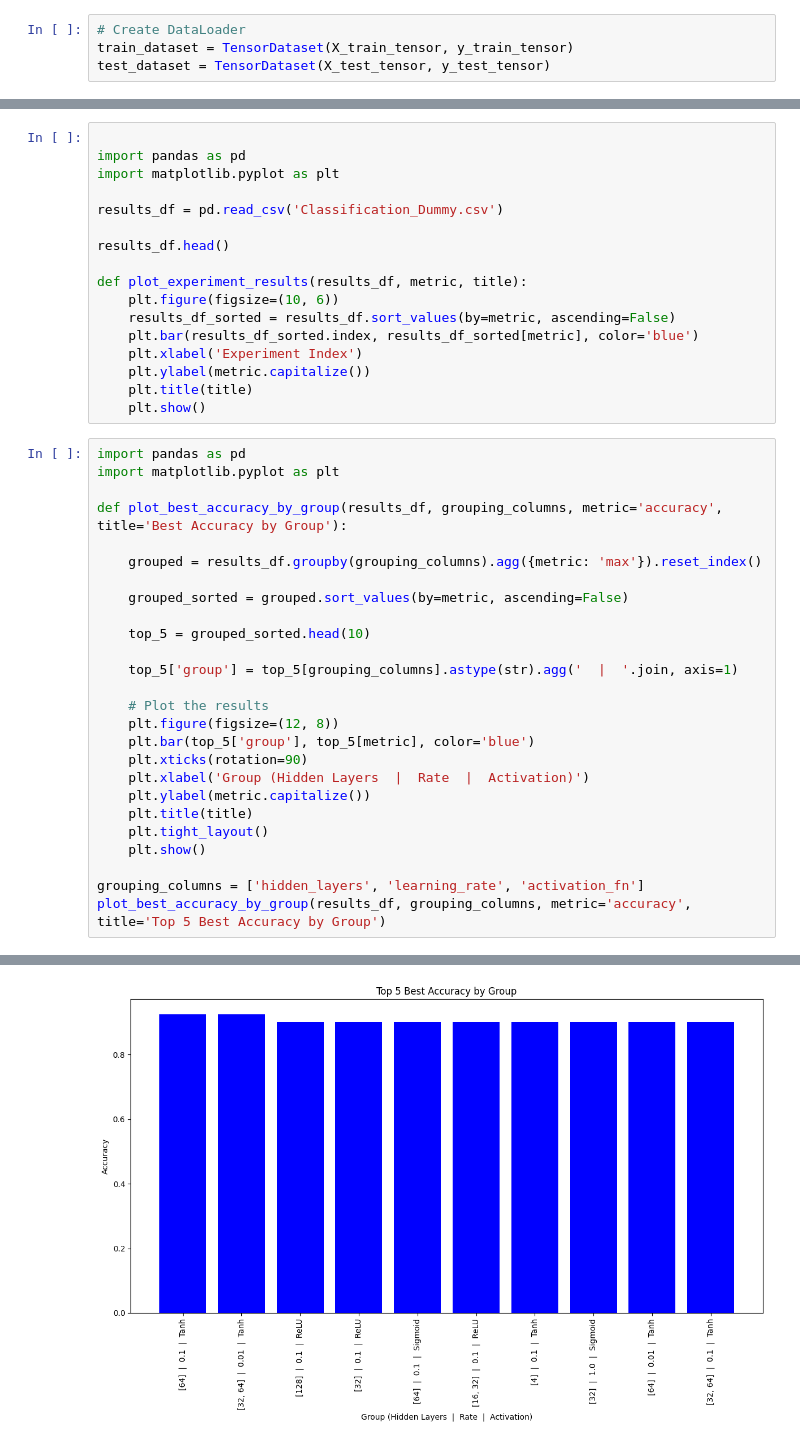
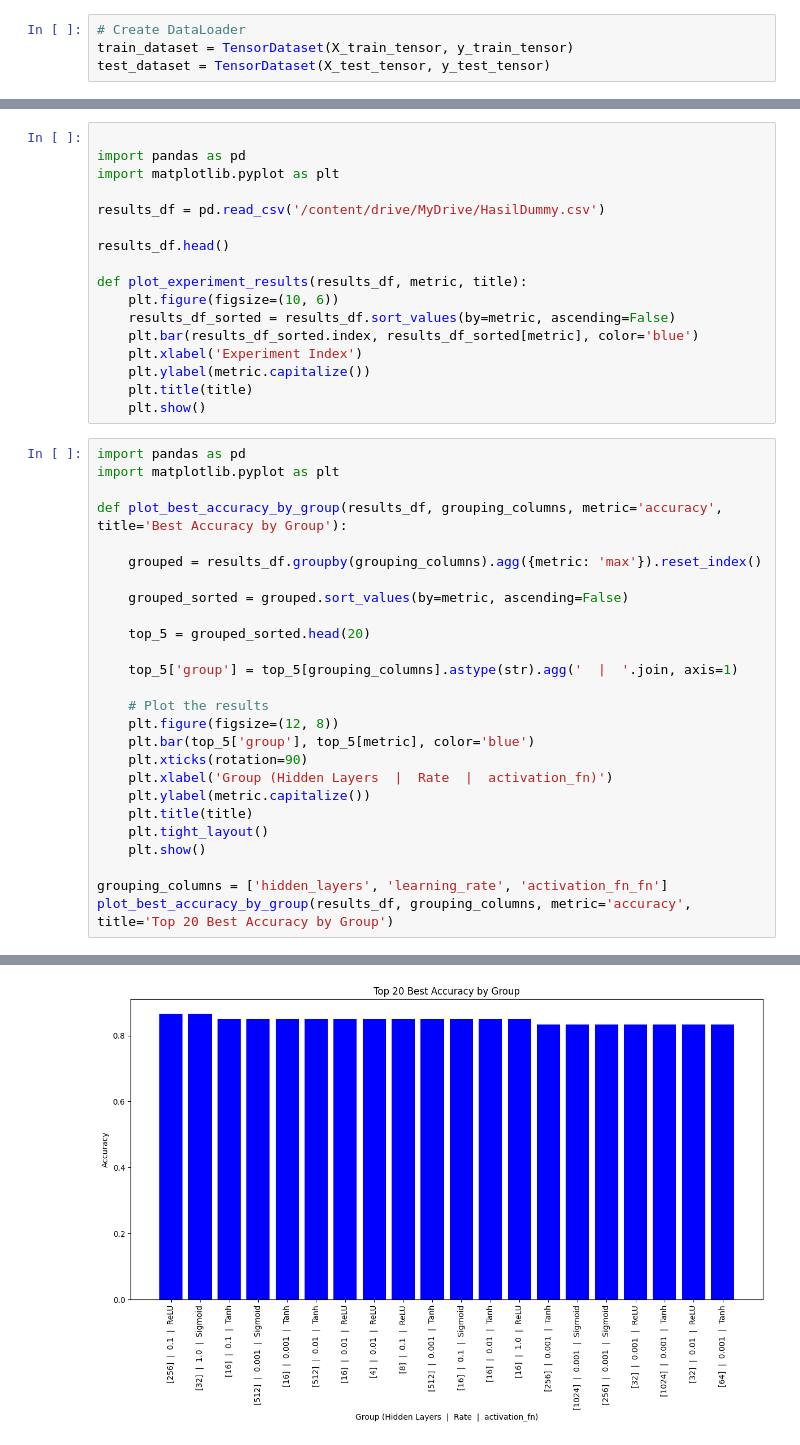
Before and after one commit to miuddinsyah/Machine-Learning-Class-Merge, a Jupyter notebook: Minggu 11/Dummy.ipynb, the cells around one changed output, grey strips where cells are left out. Saved outputs shown, nothing was run; the diff lists cells and outputs as text.

```diff
--- a/Minggu 11/Dummy.ipynb
+++ b/Minggu 11/Dummy.ipynb
@@ -150,7 +183,7 @@ HL: [128]        | Identity     | Epoch: 100    | LR: 0.0001     |Batch Size: 25
 import pandas as pd
 import matplotlib.pyplot as plt
 
-results_df = pd.read_csv('Classification_Dummy.csv')
+results_df = pd.read_csv('/content/drive/MyDrive/HasilDummy.csv')
 
 results_df.head()
 
@@ -165,33 +198,33 @@ def plot_experiment_results(results_df, metric, title):
 # %%
 import pandas as pd
 import matplotlib.pyplot as plt
 
 def plot_best_accuracy_by_group(results_df, grouping_columns, metric='accuracy', title='Best Accuracy by Group'):
 
     grouped = results_df.groupby(grouping_columns).agg({metric: 'max'}).reset_index()
 
     grouped_sorted = grouped.sort_values(by=metric, ascending=False)
 
-    top_5 = grouped_sorted.head(10)
+    top_5 = grouped_sorted.head(20)
 
     top_5['group'] = top_5[grouping_columns].astype(str).agg('  |  '.join, axis=1)
 
     # Plot the results
     plt.figure(figsize=(12, 8))
     plt.bar(top_5['group'], top_5[metric], color='blue')
     plt.xticks(rotation=90)
-    plt.xlabel('Group (Hidden Layers  |  Rate  |  Activation)')
+    plt.xlabel('Group (Hidden Layers  |  Rate  |  activation_fn)')
     plt.ylabel(metric.capitalize())
     plt.title(title)
     plt.tight_layout()
     plt.show()
 
-grouping_columns = ['hidden_layers', 'learning_rate', 'activation_fn']
-plot_best_accuracy_by_group(results_df, grouping_columns, metric='accuracy', title='Top 5 Best Accuracy by Group')
+grouping_columns = ['hidden_layers', 'learning_rate', 'activation_fn_fn']
+plot_best_accuracy_by_group(results_df, grouping_columns, metric='accuracy', title='Top 20 Best Accuracy by Group')
 # %% [output]
 A value is trying to be set on a copy of a slice from a DataFrame.
 Try using .loc[row_indexer,col_indexer] = value instead
 
 See the caveats in the documentation: https://pandas.pydata.org/pandas-docs/stable/user_guide/indexing.html#returning-a-view-versus-a-copy
   top_5['group'] = top_5[grouping_columns].astype(str).agg('  |  '.join, axis=1)
-[figure, old version]
+[figure, new version]
```
Also changed, not shown: parts of 9 cells of this notebook, 2 other files.
